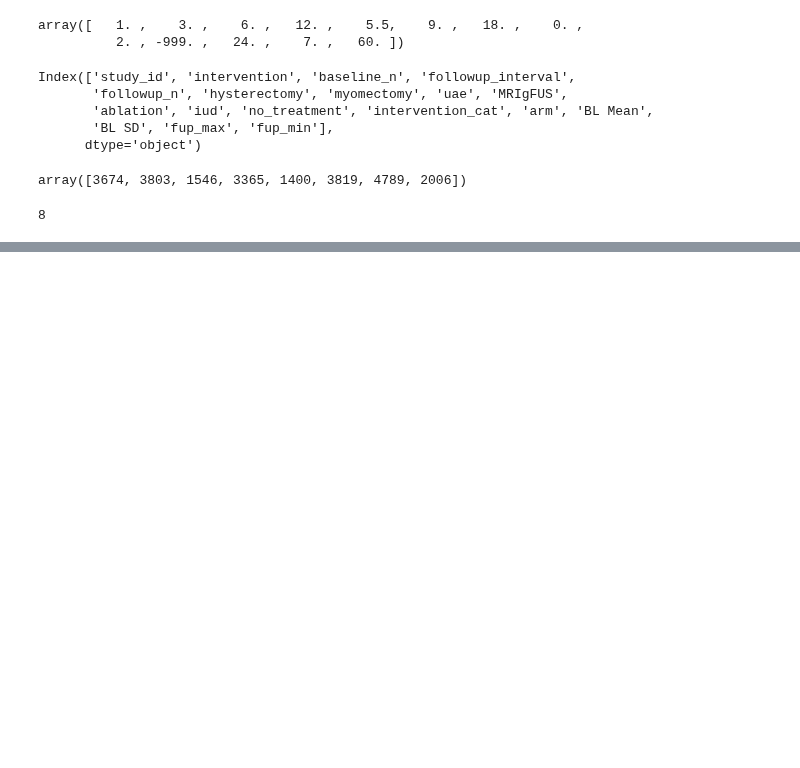
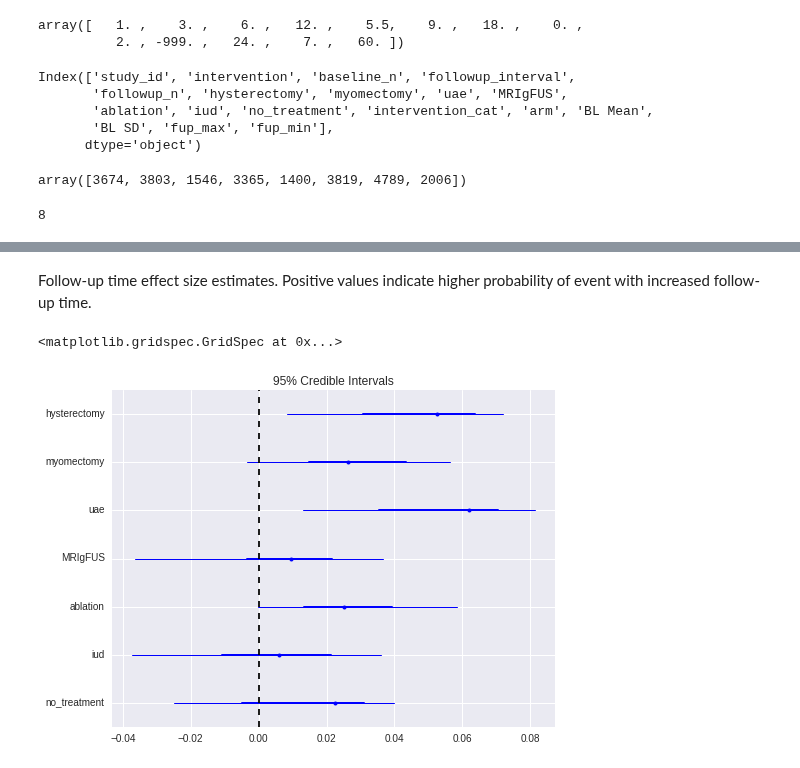
Before and after one commit to VanderbiltPopHealthSci/uterine_fibroids_MA, a Jupyter notebook: UF Interventions Meta-analysis.ipynb, the cells around one changed output, grey strips where cells are left out. Drawn from its saved outputs; the diff is of its cells as text; code cells hidden in the pictures; blank space fills up the shorter version.

```diff
--- a/UF Interventions Meta-analysis.ipynb
+++ b/UF Interventions Meta-analysis.ipynb
@@ -350,11 +350,11 @@ with pm.Model() as model:
     β_age = pm.Normal('β_age', 0, 0.01, shape=n_outcomes, testval=np.zeros(n_outcomes))
 
     # Study random effect
-    #τ = pm.Exponential('τ', 0.1, testval=1)
-    #ϵ = pm.Normal('ϵ', 0, τ, shape=n_studies, testval=np.zeros(n_studies))
+    τ = pm.Exponential('τ', 0.1, testval=1)
+    ϵ = pm.Normal('ϵ', 0, τ, shape=n_studies, testval=np.zeros(n_studies))
 
     # Expected value (on logit scale)
-    θ_uae = [T.exp(μ + β_fup*followup_time[i] + β_age*age_centered[i]) #+ ϵ[study_index[i]])
+    θ_uae = [T.exp(μ + β_fup*followup_time[i] + β_age*age_centered[i] + ϵ[study_index[i]])
                      for i in range(arms)]
 
     # Inverse-logit transformation to convert to probabilities
@@ -363,7 +363,8 @@ with pm.Model() as model:
     # Multinomial data likelihood
     likelihood = [pm.Multinomial('likelihood_%i' % i, followup_n[i], p_uae[i],
                                  observed=outcomes[i]) for i in range(arms)]
-#     p_6 = pm.Dirichlet('p_6', T.exp(μ + β_fup*6), shape=n_outcomes)
-#     p_12 = pm.Dirichlet('p_12', T.exp(μ + β_fup*12), shape=n_outcomes)
-#     p_6_50 = pm.Dirichlet('p_6_50', T.exp(μ + β_fup*6 + β_age*10), shape=n_outcomes)
+
+    p_6 = pm.Dirichlet('p_6', T.exp(μ + β_fup*6), shape=n_outcomes)
+    p_12 = pm.Dirichlet('p_12', T.exp(μ + β_fup*12), shape=n_outcomes)
+    p_6_50 = pm.Dirichlet('p_6_50', T.exp(μ + β_fup*6 + β_age*10), shape=n_outcomes)
 # %% [output]
@@ -394,4 +394,4 @@ with model:
         trace_uae = pm.sample(5000, step=step, start=start)
 
     else:
-        trace_uae = pm.sample(5000)
+        trace_uae = pm.sample(20000, step=pm.Metropolis())
@@ -401,0 +405,7 @@ trace_uae['p_6']
+# %% [markdown]
+Follow-up time effect size estimates. Positive values indicate higher probability of event with increased follow-up time.
+# %%
+pm.forestplot(trace_uae, vars=['β_fup'], ylabels=plot_labels)
+# %% [output]
+<matplotlib.gridspec.GridSpec at 0x...>
+[figure, added]
```
Also changed, not shown: parts of 16 cells of this notebook.
